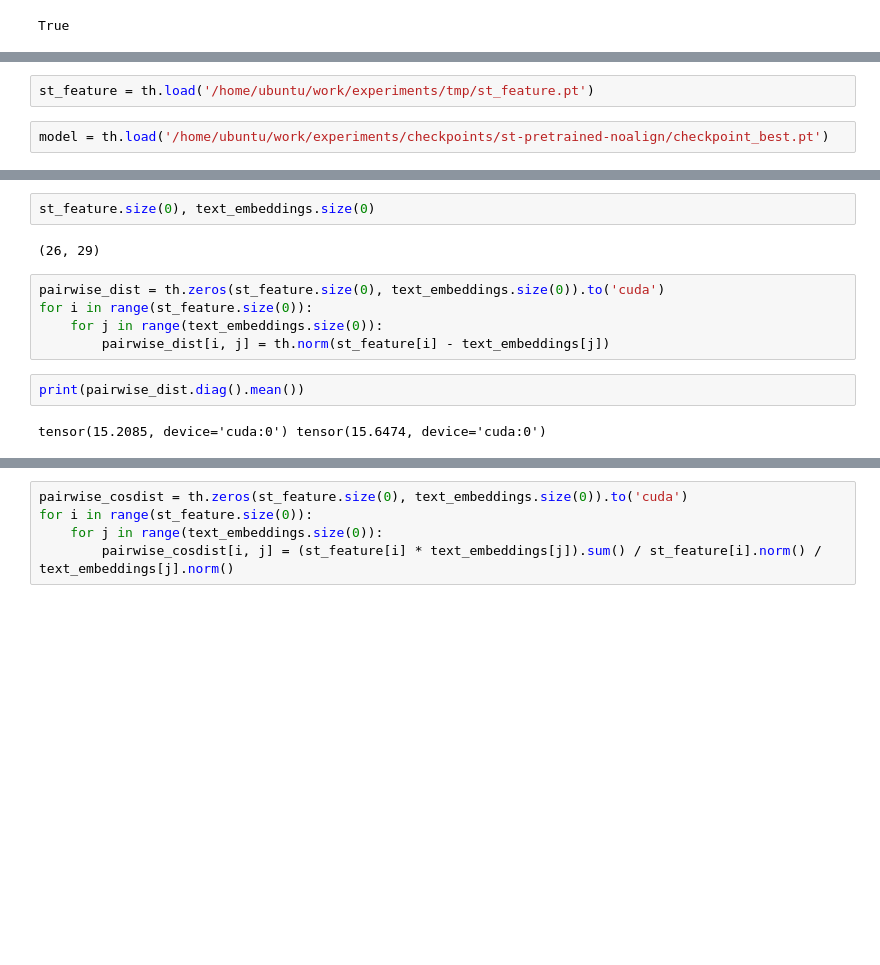
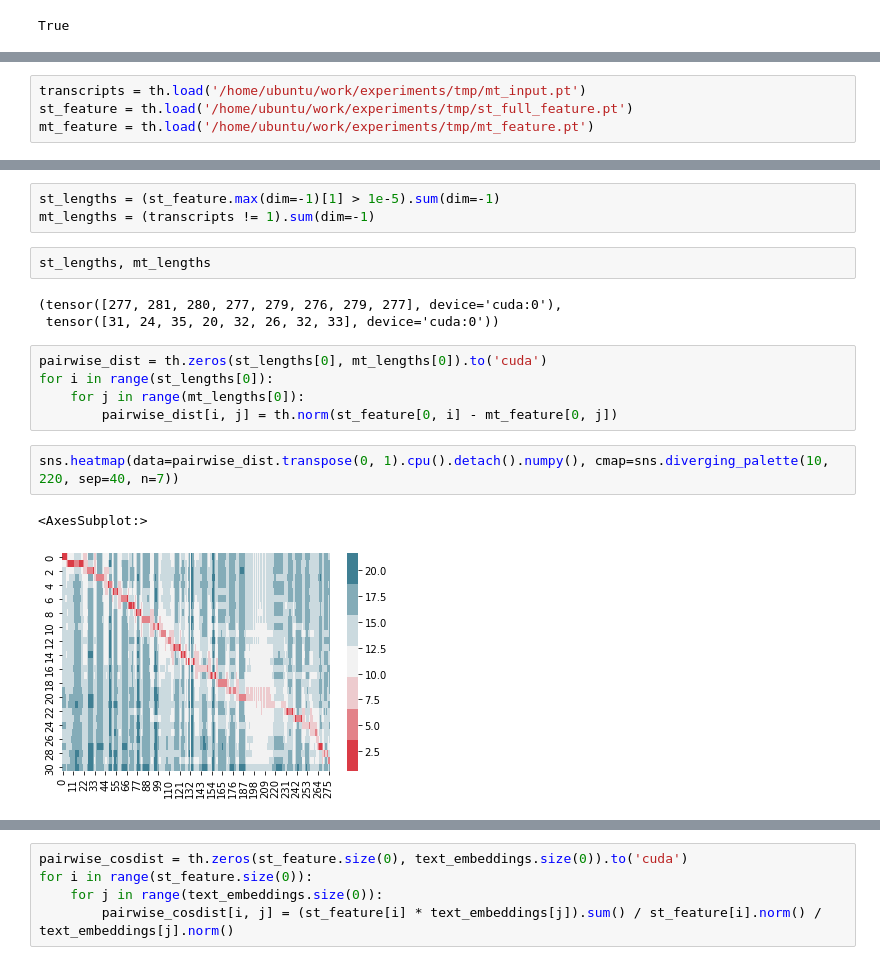
Before and after one commit to owaski/Chimera-ST, a Jupyter notebook: cs291k/analysis/align.ipynb, the cells around one changed output, grey strips where cells are left out. Saved outputs shown, nothing was run; the diff lists cells and outputs as text; blank space fills up the shorter version.

```diff
--- a/cs291k/analysis/align.ipynb
+++ b/cs291k/analysis/align.ipynb
@@ -45,4 +42,4 @@ ids = bpe.EncodeAsIds("And I say that sincerely, partly because (Mock sob) I nee
 # %%
-st_feature = th.load('/home/ubuntu/work/experiments/tmp/st_feature.pt')
+transcripts = th.load('/home/ubuntu/work/experiments/tmp/mt_input.pt')
+st_feature = th.load('/home/ubuntu/work/experiments/tmp/st_full_feature.pt')
+mt_feature = th.load('/home/ubuntu/work/experiments/tmp/mt_feature.pt')
-# %%
-model = th.load('/home/ubuntu/work/experiments/checkpoints/st-pretrained-noalign/checkpoint_best.pt')
@@ -61,13 +46,18 @@ text_embeddings = embedding[ids, :]
-# %%
-st_feature.size(0), text_embeddings.size(0)
-# %% [output]
-(26, 29)
+# %%
+st_lengths = (st_feature.max(dim=-1)[1] > 1e-5).sum(dim=-1)
+mt_lengths = (transcripts != 1).sum(dim=-1)
+# %%
+st_lengths, mt_lengths
+# %% [output]
+(tensor([277, 281, 280, 277, 279, 276, 279, 277], device='cuda:0'),
+ tensor([31, 24, 35, 20, 32, 26, 32, 33], device='cuda:0'))
 # %%
-pairwise_dist = th.zeros(st_feature.size(0), text_embeddings.size(0)).to('cuda')
-for i in range(st_feature.size(0)):
-    for j in range(text_embeddings.size(0)):
-        pairwise_dist[i, j] = th.norm(st_feature[i] - text_embeddings[j])
+pairwise_dist = th.zeros(st_lengths[0], mt_lengths[0]).to('cuda')
+for i in range(st_lengths[0]):
+    for j in range(mt_lengths[0]):
+        pairwise_dist[i, j] = th.norm(st_feature[0, i] - mt_feature[0, j])
-# %%
-print(pairwise_dist.diag().mean())
-# %% [output]
-tensor(15.2085, device='cuda:0') tensor(15.6474, device='cuda:0')
+# %%
+sns.heatmap(data=pairwise_dist.transpose(0, 1).cpu().detach().numpy(), cmap=sns.diverging_palette(10, 220, sep=40, n=7))
+# %% [output]
+<AxesSubplot:>
+[figure, added]
```
Also changed, not shown: parts of 20 cells of this notebook, 17 other files.
